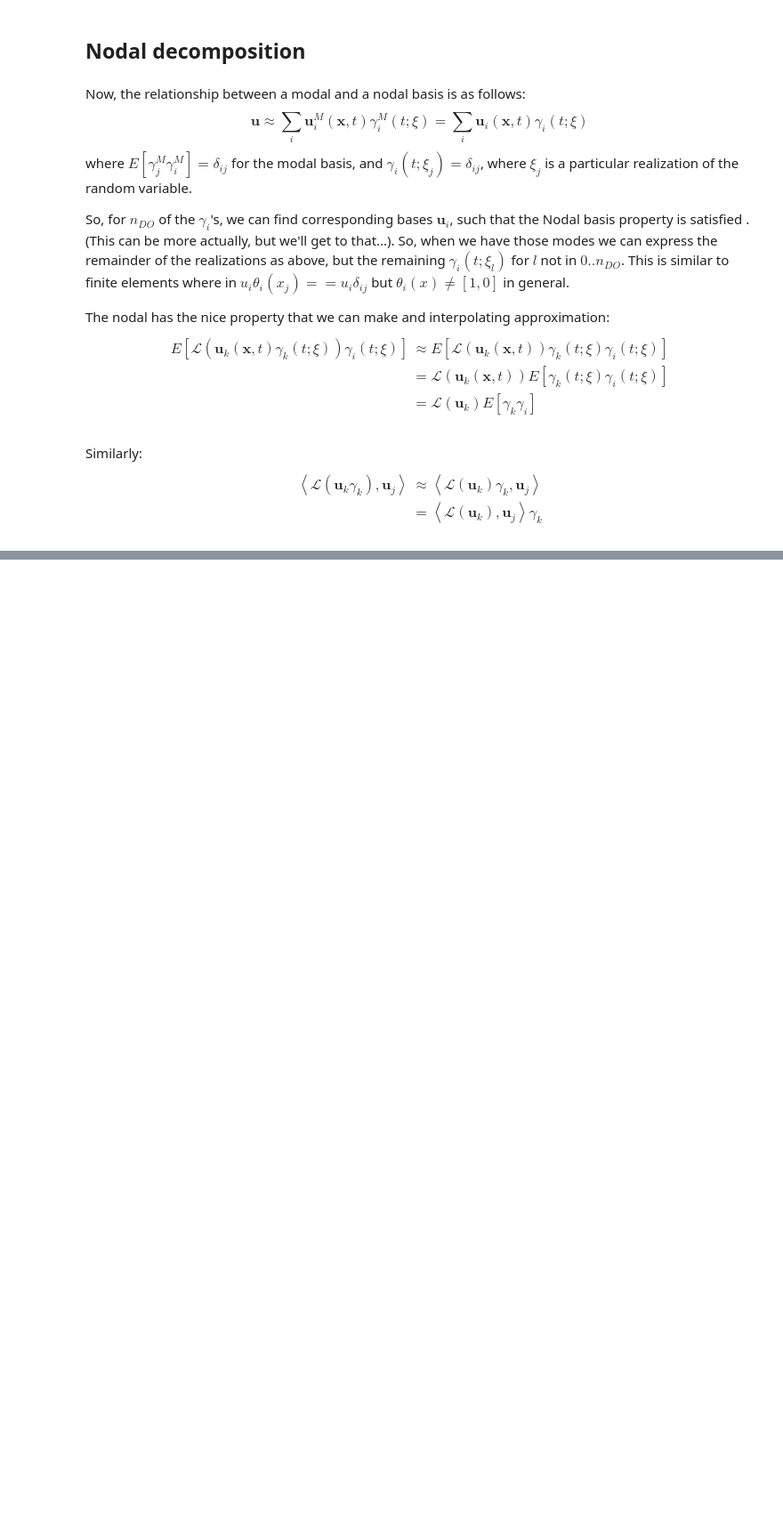
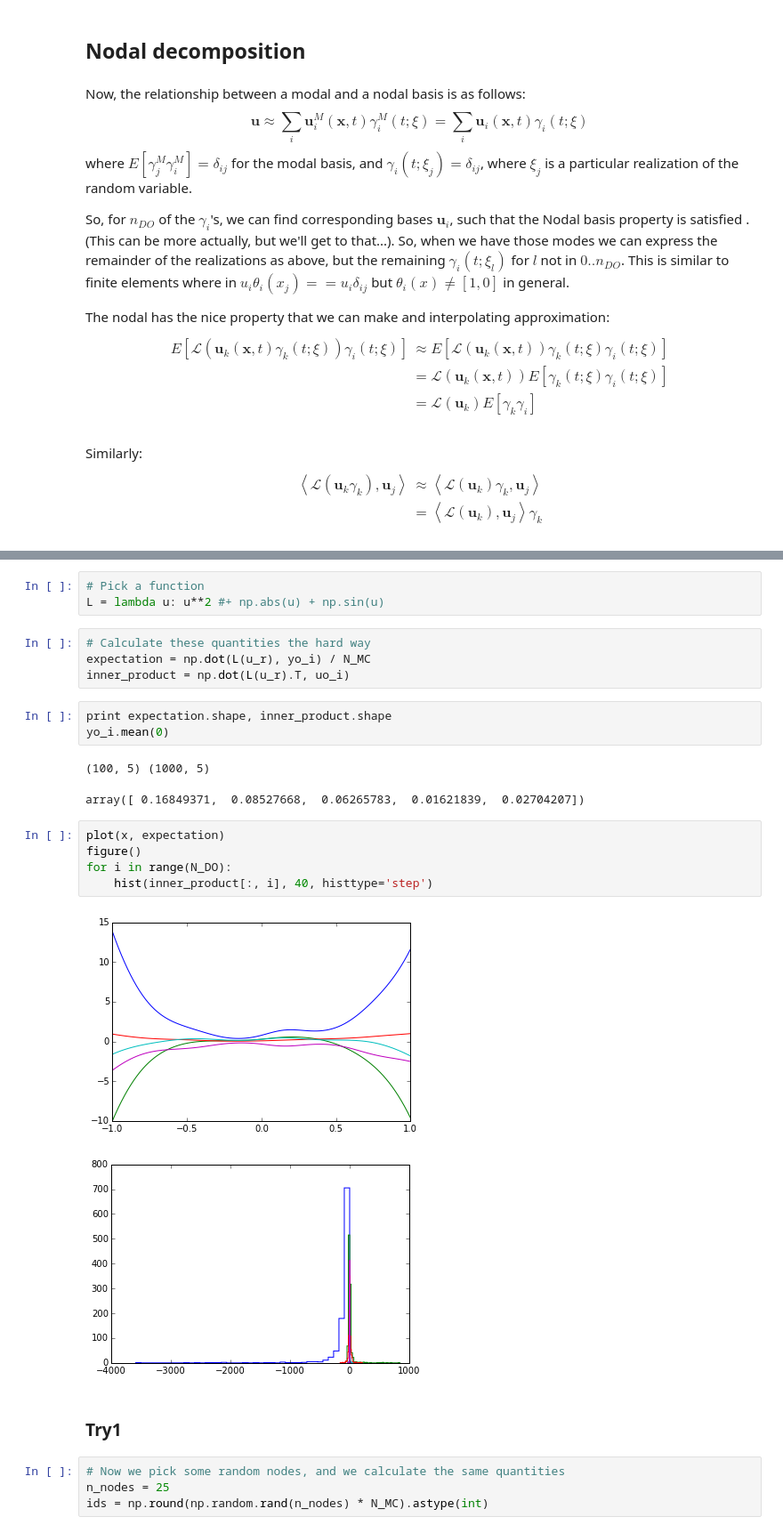
Before and after one commit to empeeu/pyDO, a Jupyter notebook: DO-formulation-generalized-Nodal.ipynb, the cells around one changed output, grey strips where cells are left out. Shown at 89% size. Saved outputs shown, nothing was run; the diff lists cells and outputs as text; blank space fills up the shorter version.

Commit message:
Some progress on the experimental route. I need to check my usage of means in the expectations.

```diff
--- a/DO-formulation-generalized-Nodal.ipynb
+++ b/DO-formulation-generalized-Nodal.ipynb
@@ -429,0 +336,27 @@ Okay, this makes no sense.
+# %%
+# Pick a function
+L = lambda u: u**2 #+ np.abs(u) + np.sin(u)
+# %%
+# Calculate these quantities the hard way
+expectation = np.dot(L(u_r), yo_i) / N_MC
+inner_product = np.dot(L(u_r).T, uo_i)
+# %%
+print expectation.shape, inner_product.shape
+yo_i.mean(0)
+# %% [output]
+(100, 5) (1000, 5)
+array([ 0.16849371,  0.08527668,  0.06265783,  0.01621839,  0.02704207])
+# %%
+plot(x, expectation)
+figure()
+for i in range(N_DO):
+    hist(inner_product[:, i], 40, histtype='step')
+# %% [output]
+[figure, added]
+[figure, added]
+# %% [markdown]
+### Try1
+# %%
+# Now we pick some random nodes, and we calculate the same quantities
+n_nodes = 25
+ids = np.round(np.random.rand(n_nodes) * N_MC).astype(int)
```
Also changed, not shown: parts of 58 cells of this notebook.
